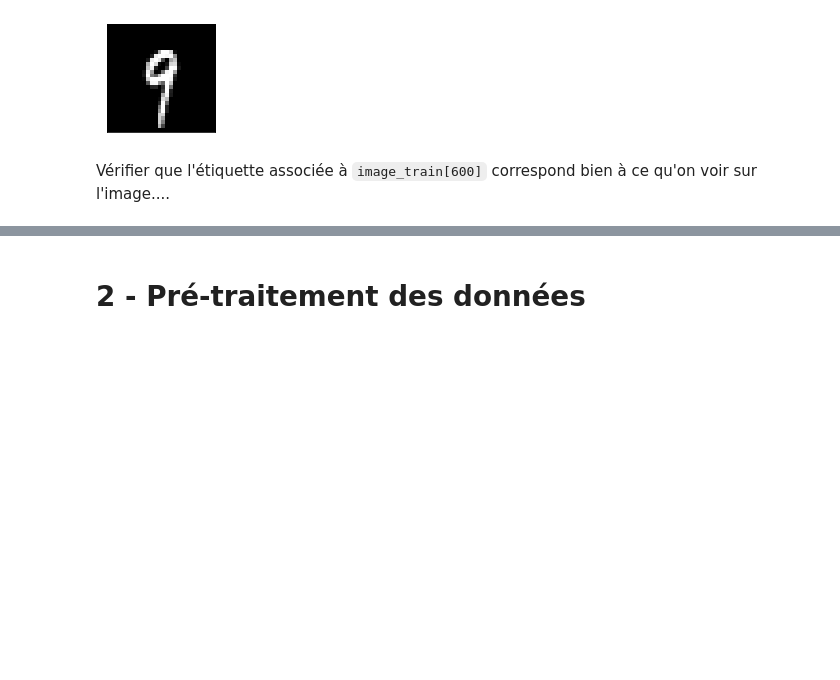
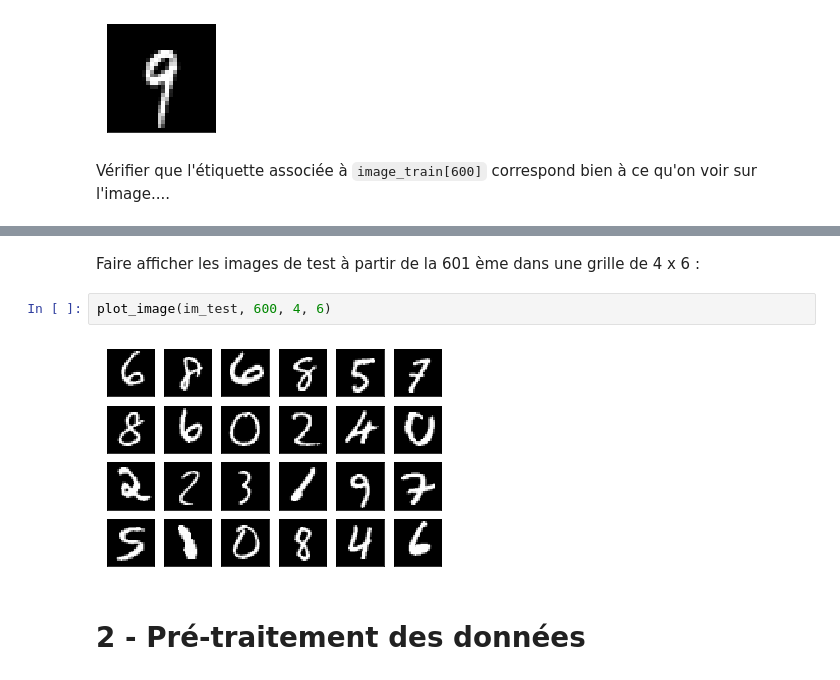
Before and after one commit to cjlux/mnist_tf2, a Jupyter notebook: TP1_MNIST_dense.ipynb, the cells around one changed output, grey strips where cells are left out. Drawn from its saved outputs; the diff is of its cells as text; blank space fills up the shorter version.

```diff
--- a/TP1_MNIST_dense.ipynb
+++ b/TP1_MNIST_dense.ipynb
@@ -154,3 +192,9 @@ plot_image(600, 10, 10)
+# %% [markdown]
+Faire afficher les images de test à partir de la 601 ème dans une grille de 4 x 6 :
+# %%
+plot_image(im_test, 600, 4, 6)
+# %% [output]
+[figure, added]
 # %% [markdown]
 # 2 - Pré-traitement des données
 # %% [markdown]
```
Also changed, not shown: parts of 85 cells of this notebook, 38 other files.
